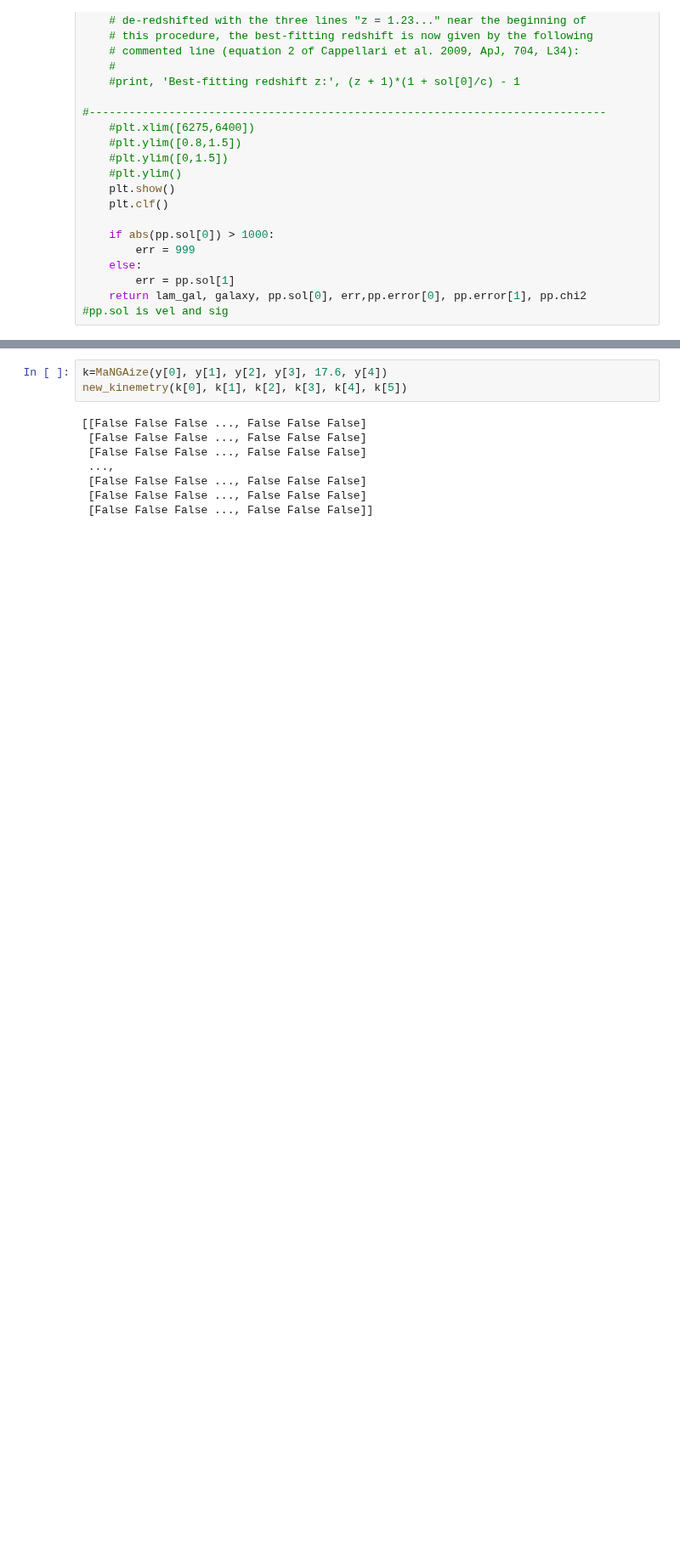
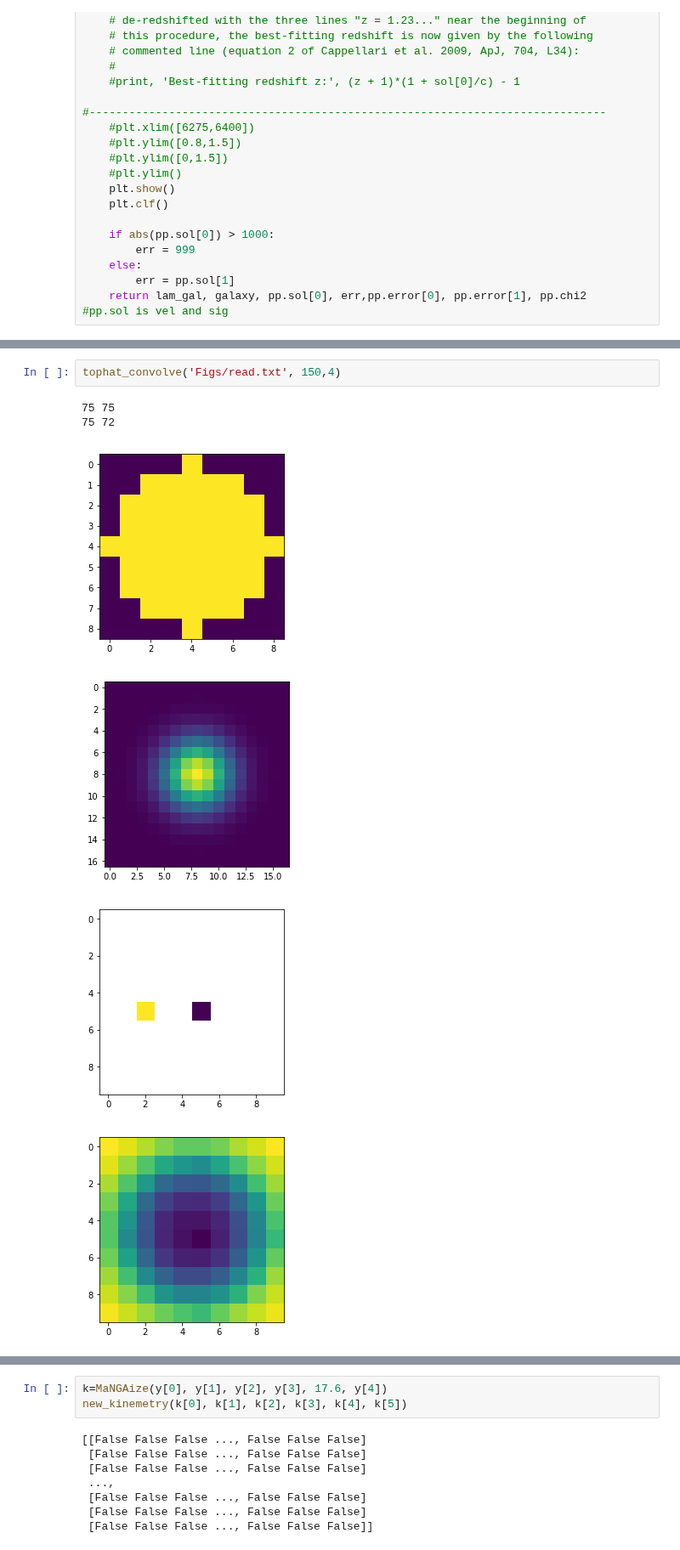
Before and after one commit to beckynevin/ppxf_MaNGA, a Jupyter notebook: Kin_class_summit.ipynb, the cells around one changed output, grey strips where cells are left out. Shown at 85% size. Saved outputs shown, nothing was run; the diff lists cells and outputs as text; blank space fills up the shorter version.

```diff
--- a/Kin_class_summit.ipynb
+++ b/Kin_class_summit.ipynb
@@ -617,0 +827,9 @@ y=plotting_maps_janky('Figs/read.txt', 150)
+# %%
+tophat_convolve('Figs/read.txt', 150,4)
+# %% [output]
+75 75
+75 72
+[figure, added]
+[figure, added]
+[figure, added]
+[figure, added]
```
Also changed, not shown: parts of 13 cells of this notebook.
